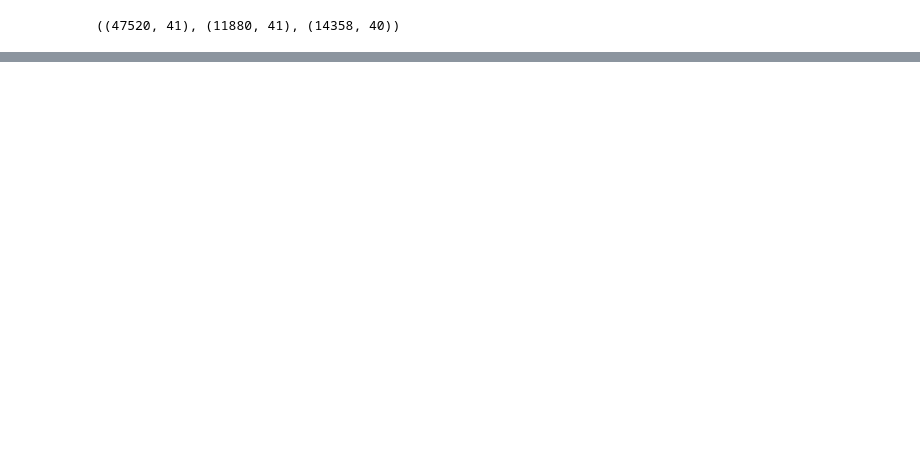
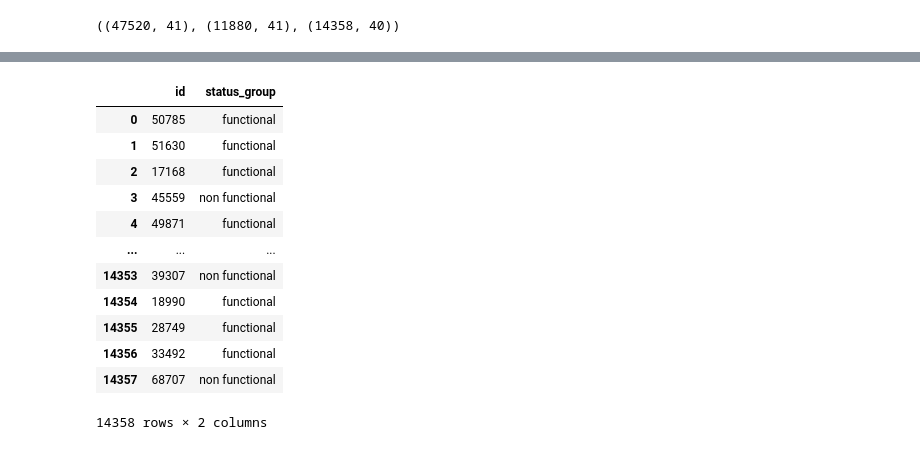
Before and after one commit to manic2man/DS-Unit-2-Kaggle-Challenge, a Jupyter notebook: module1-decision-trees/LS_DS_221_assignment.ipynb, the cells around one changed output, grey strips where cells are left out. Saved outputs shown, nothing was run; the diff lists cells and outputs as text; code cells hidden in the pictures; blank space fills up the shorter version.

```diff
--- a/module1-decision-trees/LS_DS_221_assignment.ipynb
+++ b/module1-decision-trees/LS_DS_221_assignment.ipynb
@@ -171,0 +196,13 @@ train.shape, val.shape, test.shape
+# %%
+target = 'status_group'
+
+train_features = train.drop(columns=[target, 'id'])
+
+numeric_features = train_features.select_dtypes(include='number').columns.tolist()
+
+cardinality = train_features.select_dtypes(exclude='number').nunique()
+
+categorical_features = cardinality[cardinality <= 50].index.tolist()
+
+features = numeric_features + categorical_features
+print(features)
@@ -171,0 +211,25 @@ train.shape, val.shape, test.shape
+# %%
+X_train = train[features]
+y_train = train[target]
+X_val = val[features]
+y_val = val[target]
+X_test = test[features]
+# %%
+import category_encoders as ce
+from sklearn.impute import SimpleImputer
+from sklearn.preprocessing import StandardScaler
+from sklearn.pipeline import make_pipeline
+from sklearn.tree import DecisionTreeClassifier
+
+pipeline = make_pipeline(
+    ce.OneHotEncoder(use_cat_names=True),
+    SimpleImputer(),
+    StandardScaler(),
+    DecisionTreeClassifier(min_samples_leaf=30)
+)
+
+pipeline.fit(X_train, y_train)
+print(f'Train accuracy: {pipeline.score(X_train, y_train)}')
+print(f'Validation accuracy: {pipeline.score(X_val, y_val)}')
+
+y_pred = pipeline.predict(X_test)
@@ -171,0 +250,18 @@ train.shape, val.shape, test.shape
+# %%
+submission = sample_submission.copy()
+submission['status_group'] = y_pred
+submission
+# %% [output]
+|  | id | status_group |
+| 0 | 50785 | functional |
+| 1 | 51630 | functional |
+| 2 | 17168 | functional |
+| 3 | 45559 | non functional |
+| 4 | 49871 | functional |
+| ... | ... | ... |
+| 14353 | 39307 | non functional |
+| 14354 | 18990 | functional |
+| 14355 | 28749 | functional |
+| 14356 | 33492 | functional |
+| 14357 | 68707 | non functional |
+14358 rows × 2 columns
```
Also changed, not shown: parts of 9 cells of this notebook.
